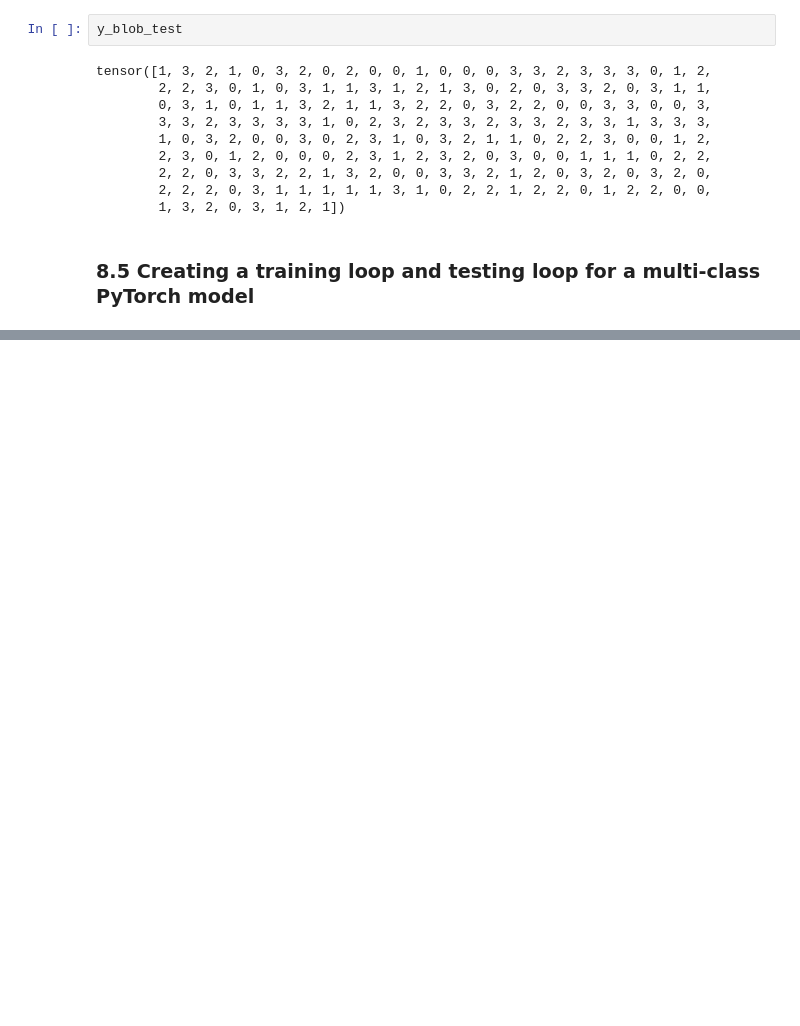
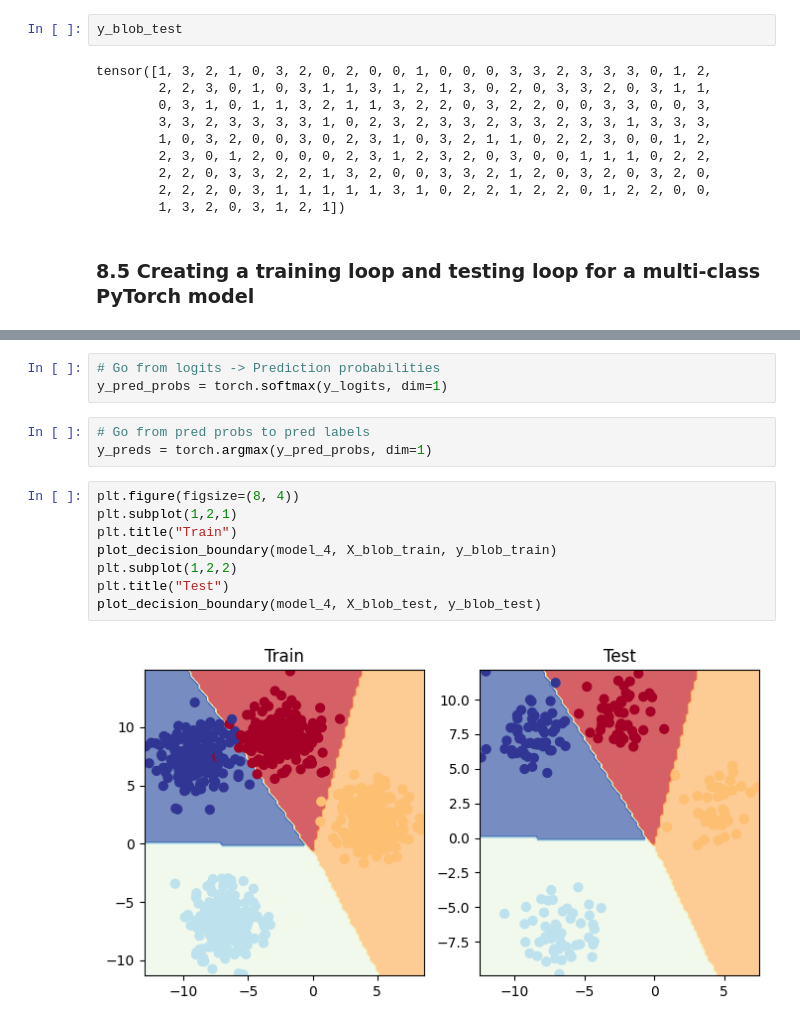
Before and after one commit to barzansaeedpour/PyTorch-for-DeepLearning, a Jupyter notebook: 02_PyTorch_Classification.ipynb, the cells around one changed output, grey strips where cells are left out. Cells and saved outputs as stored; diff of their text form; blank space fills up the shorter version.

```diff
--- a/02_PyTorch_Classification.ipynb
+++ b/02_PyTorch_Classification.ipynb
@@ -1232,0 +1251,16 @@ Epoch: 90 | Loss: 0.03525, Acc: 99.25% | Test Loss: 0.02663, Test acc: 99.50%
+# %%
+# Go from logits -> Prediction probabilities
+y_pred_probs = torch.softmax(y_logits, dim=1)
+# %%
+# Go from pred probs to pred labels
+y_preds = torch.argmax(y_pred_probs, dim=1)
+# %%
+plt.figure(figsize=(8, 4))
+plt.subplot(1,2,1)
+plt.title("Train")
+plot_decision_boundary(model_4, X_blob_train, y_blob_train)
+plt.subplot(1,2,2)
+plt.title("Test")
+plot_decision_boundary(model_4, X_blob_test, y_blob_test)
+# %% [output]
+[figure, added]
```
Also changed, not shown: parts of 20 cells of this notebook.
